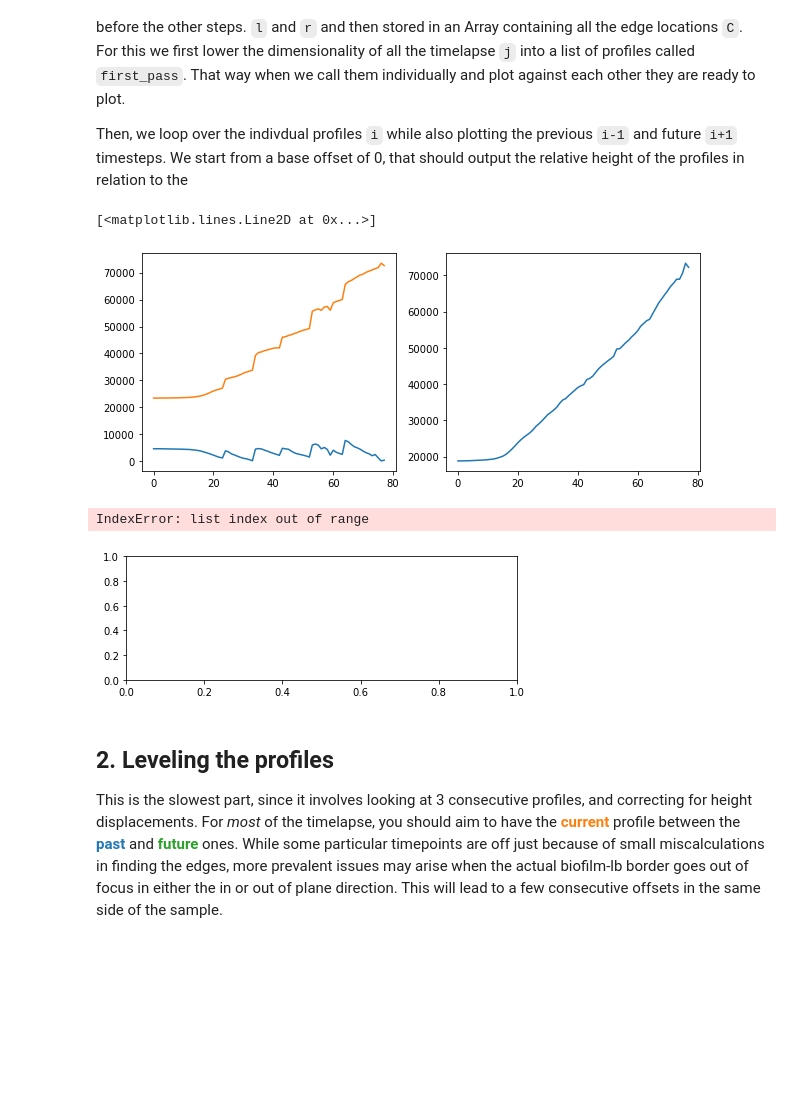
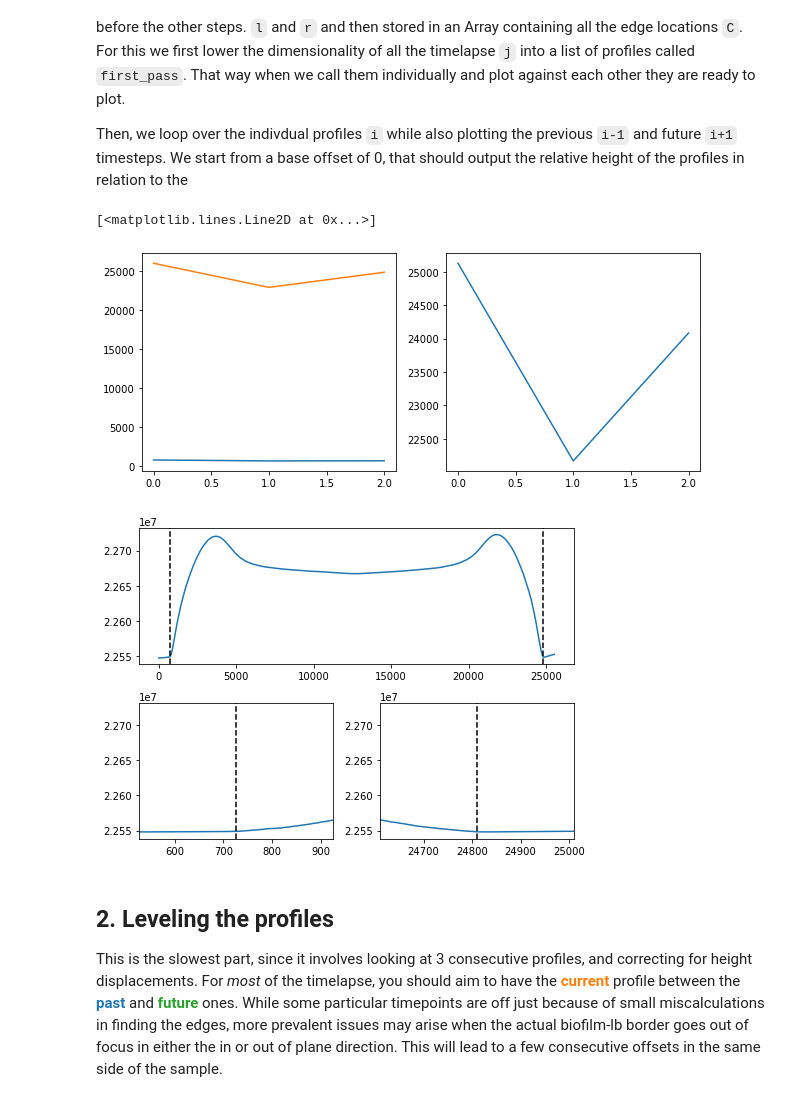
Before and after one commit to pbravoc/biofilm_surface_growth, a Jupyter notebook: data/clean_tutorial.ipynb, the cells around one changed output. Saved outputs shown, nothing was run; the diff lists cells and outputs as text; code cells hidden in the pictures; blank space fills up the shorter version.

```diff
--- a/data/clean_tutorial.ipynb
+++ b/data/clean_tutorial.ipynb
@@ -156,7 +156,8 @@ Simple fixes that do not require justification are the numbered sections 1-2-3.
 #folder_tag = "2022-03-23_ea387"
 #folder_tag = "2022-04-15_mixstrain"
 #folder_tag = "2022-03-31_cc117"
-folder_tag = "2022-04-21_sw520"
+#folder_tag = "2022-04-21_sw520"
+folder_tag = "2022-04-29_sw519"
 folder = "/run/media/pablo/T7/Documents/Research/Biofilms/Data/Interferometry/radial_timelapses/"+folder_tag+"/"
 files = glob(folder+"Raw/*.datx")                                           # Folder with all the .datx
 files.sort()
@@ -170,7 +171,7 @@ for i in idx:
     for j in range(n_replicates):
         files_split[j].append(files[i+j])
 
-tstart = 1650563000.0
+tstart = 1651254000.0
 times_tl = np.zeros([n, n_replicates])                                          # Array of all timelapse relative time measurements (hours)
 times_cl = np.zeros(len(files_control))                                # Array of all control relative time measurements (hours)
 for i in range(n_replicates):
@@ -190,6 +191,6 @@ np.save(folder+"Clean/times.npy", times_tl)
 np.save(folder+"Clean/times_control.npy", times_cl)
 
 # If running all the controls
-#C = np.zeros([len(files_control), 2]).astype(int)
-#offsets = np.zeros([len(files_control), 2])
+C = np.zeros([len(files_control), 2]).astype(int)
+offsets = np.zeros([len(files_control), 2])
 # %% [output]
@@ -206,9 +207,9 @@ Then, we loop over the indivdual profiles `i` while also plotting the previous `
 # Load the timelapse here with j
 first_pass = []
 j = 2                                     # Which of the replicates we'll be working on
-for i in range(n):
-    s = getcleansurf(get_data(files_split[j][i])[0])# Load profiles as a 1-D array
-    #s = getcleansurf(get_data(files_control[i])[0]) # Load control profiles as a 1-D array
+for i in range(n_controls):
+    #s = getcleansurf(get_data(files_split[j][i])[0])# Load profiles as a 1-D array
+    s = getcleansurf(get_data(files_control[i])[0]) # Load control profiles as a 1-D array
     first_pass.append(s)
     lim_edge = 20
     if i>30:
@@ -226,16 +227,15 @@ plt.subplot(122)
 plt.plot(C[:,1]-C[:,0])
 # %% [output]
 [<matplotlib.lines.Line2D at 0x...>]
-[figure, old version]
+[figure, new version]
 # %%
 # Here we loop over each profile
-i = 78
+i = 2
 #C[i,0] = C[i-1, 0]-400
-#C[i,1] = C[i-1, 1]+500
+#C[i,1] = C[i-1, 1]+-5240
 #C[i,0] = 5790
-#C[i,1] += 300
+#C[i,1] += 20
 plot_bounds(i, C, 200)
 # %% [output]
-IndexError: list index out of range
-[figure, old version]
+[figure, new version]
 # %%
```
Also changed, not shown: parts of 12 cells of this notebook, 58 other files.
